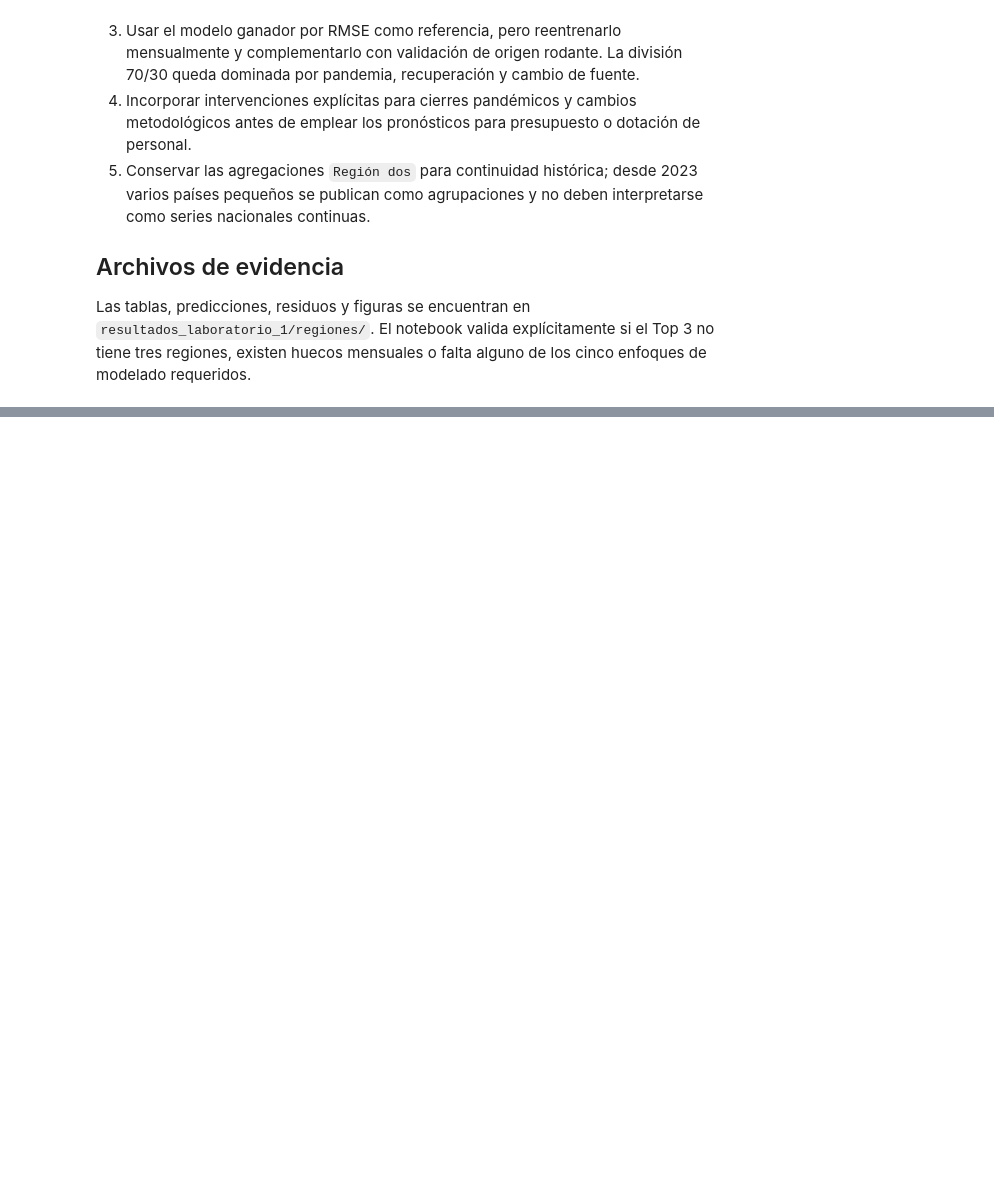
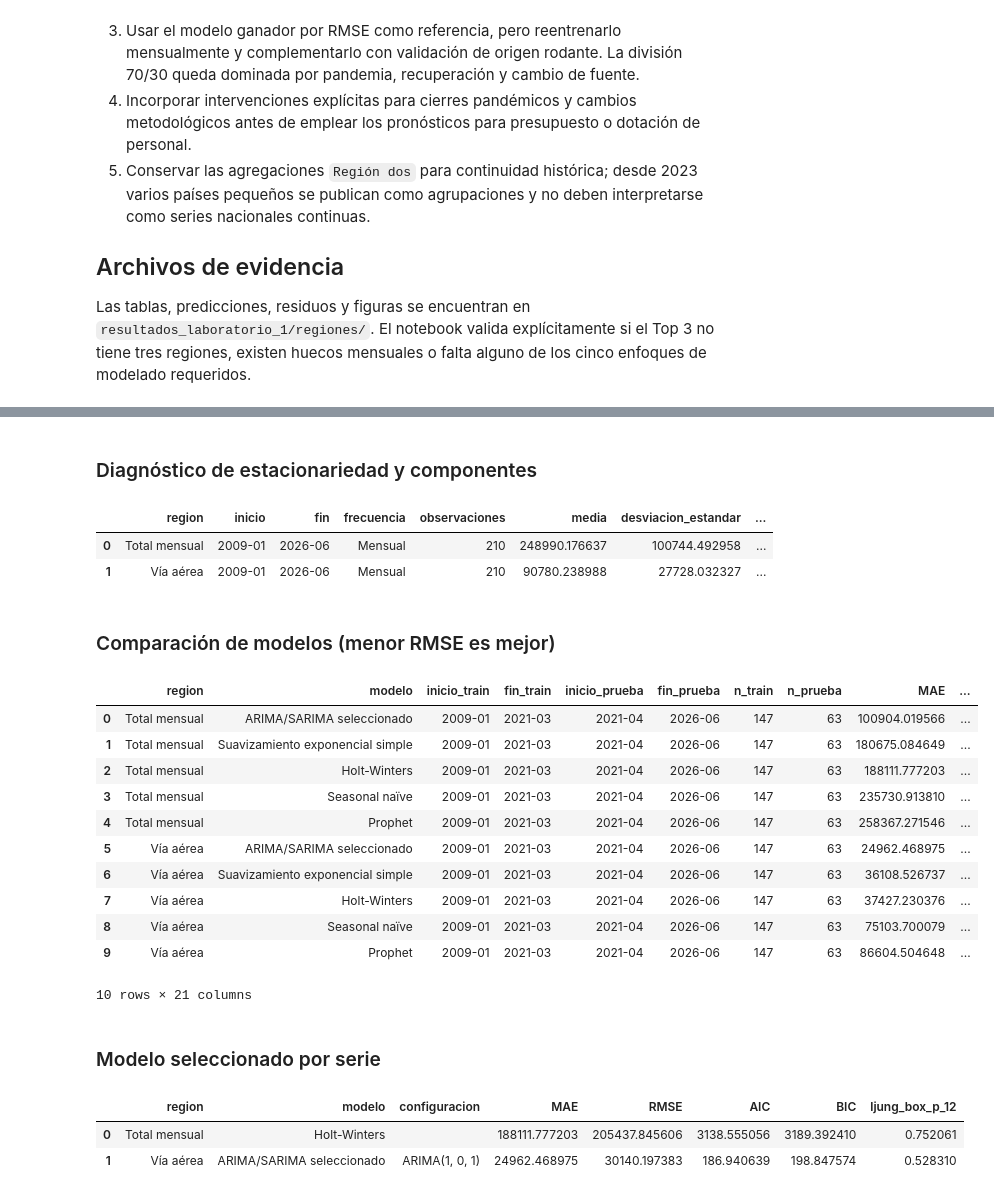
Before and after one commit to jcdiegolopez/DS-LAB01, a Jupyter notebook: laboratorio_1_series_de_tiempo.ipynb, the cells around one changed output, grey strips where cells are left out. Saved outputs shown, nothing was run; the diff lists cells and outputs as text; code cells hidden in the pictures; blank space fills up the shorter version.

Commit message:
serie total mensual

```diff
--- a/laboratorio_1_series_de_tiempo.ipynb
+++ b/laboratorio_1_series_de_tiempo.ipynb
@@ -1675,0 +1682,67 @@ Las tablas, predicciones, residuos y figuras se encuentran en `resultados_labora
+# %%
+# Las funciones de modelado se definieron en la sección de Región dos.
+# Aquí se reutilizan sin modificar los análisis de las otras series.
+OUT = ROOT / 'resultados_laboratorio_1' / 'series_total_y_aerea'
+FIG = OUT / 'figuras'
+OUT.mkdir(parents=True, exist_ok=True)
+FIG.mkdir(parents=True, exist_ok=True)
+
+aerea_final = (datos.loc[datos['Vía'].eq('Aérea')]
+               .groupby('fecha')['Viajero'].sum()
+               .sort_index().reindex(total.index, fill_value=0).astype(float))
+series_finales_p1 = pd.DataFrame({
+    'Total mensual': total.astype(float),
+    'Vía aérea': aerea_final,
+})
+series_finales_p1.index.name = 'fecha'
+
+indice_esperado = pd.date_range(series_finales_p1.index.min(), series_finales_p1.index.max(), freq='MS')
+assert series_finales_p1.index.equals(indice_esperado), 'Las series deben tener frecuencia mensual continua.'
+assert not series_finales_p1.isna().any().any(), 'No deben existir faltantes en las series agregadas.'
+assert (series_finales_p1 >= 0).all().all(), 'Las series no pueden contener cantidades negativas.'
+
+resumen_p1, adf_p1, d_p1 = _diagnostico_series(series_finales_p1)
+impacto_p1 = _impacto_pandemia(series_finales_p1)
+modelos_p1, arimas_p1, predicciones_p1, residuos_p1 = _evaluar_modelos(series_finales_p1, d_p1)
+componentes_p1 = _fuerza_componentes(series_finales_p1)
+
+selecciones_p1 = (modelos_p1.loc[modelos_p1['seleccion_final']]
+                  .sort_values('region')
+                  .reset_index(drop=True))
+series_finales_p1.to_csv(OUT / 'series_total_y_aerea.csv', encoding='utf-8-sig')
+resumen_p1.to_csv(OUT / 'resumen_diagnostico.csv', index=False, encoding='utf-8-sig')
+componentes_p1.to_csv(OUT / 'componentes_tendencia_estacionalidad.csv', index=False, encoding='utf-8-sig')
+impacto_p1.to_csv(OUT / 'impacto_pandemia.csv', index=False, encoding='utf-8-sig')
+modelos_p1.to_csv(OUT / 'comparacion_modelos.csv', index=False, encoding='utf-8-sig')
+arimas_p1.to_csv(OUT / 'candidatos_arima_sarima.csv', index=False, encoding='utf-8-sig')
+predicciones_p1.to_csv(OUT / 'predicciones_prueba.csv', index=False, encoding='utf-8-sig')
+residuos_p1.to_csv(OUT / 'residuos_modelos_seleccionados.csv', index=False, encoding='utf-8-sig')
+
+display(Markdown('### Diagnóstico de estacionariedad y componentes'))
+display(resumen_p1)
+display(Markdown('### Comparación de modelos (menor RMSE es mejor)'))
+display(modelos_p1.sort_values(['region', 'RMSE']).reset_index(drop=True))
+display(Markdown('### Modelo seleccionado por serie'))
+display(selecciones_p1[['region', 'modelo', 'configuracion', 'MAE', 'RMSE', 'AIC', 'BIC', 'ljung_box_p_12']])
+# %% [output]
+### Diagnóstico de estacionariedad y componentes
+|  | region | inicio | fin | frecuencia | observaciones | media | desviacion_estandar | ... |
+| 0 | Total mensual | 2009-01 | 2026-06 | Mensual | 210 | 248990.176637 | 100744.492958 | ... |
+| 1 | Vía aérea | 2009-01 | 2026-06 | Mensual | 210 | 90780.238988 | 27728.032327 | ... |
+### Comparación de modelos (menor RMSE es mejor)
+|  | region | modelo | inicio_train | fin_train | inicio_prueba | fin_prueba | n_train | n_prueba | MAE | ... |
+| 0 | Total mensual | ARIMA/SARIMA seleccionado | 2009-01 | 2021-03 | 2021-04 | 2026-06 | 147 | 63 | 100904.019566 | ... |
+| 1 | Total mensual | Suavizamiento exponencial simple | 2009-01 | 2021-03 | 2021-04 | 2026-06 | 147 | 63 | 180675.084649 | ... |
+| 2 | Total mensual | Holt-Winters | 2009-01 | 2021-03 | 2021-04 | 2026-06 | 147 | 63 | 188111.777203 | ... |
+| 3 | Total mensual | Seasonal naïve | 2009-01 | 2021-03 | 2021-04 | 2026-06 | 147 | 63 | 235730.913810 | ... |
+| 4 | Total mensual | Prophet | 2009-01 | 2021-03 | 2021-04 | 2026-06 | 147 | 63 | 258367.271546 | ... |
+| 5 | Vía aérea | ARIMA/SARIMA seleccionado | 2009-01 | 2021-03 | 2021-04 | 2026-06 | 147 | 63 | 24962.468975 | ... |
+| 6 | Vía aérea | Suavizamiento exponencial simple | 2009-01 | 2021-03 | 2021-04 | 2026-06 | 147 | 63 | 36108.526737 | ... |
+| 7 | Vía aérea | Holt-Winters | 2009-01 | 2021-03 | 2021-04 | 2026-06 | 147 | 63 | 37427.230376 | ... |
+| 8 | Vía aérea | Seasonal naïve | 2009-01 | 2021-03 | 2021-04 | 2026-06 | 147 | 63 | 75103.700079 | ... |
+| 9 | Vía aérea | Prophet | 2009-01 | 2021-03 | 2021-04 | 2026-06 | 147 | 63 | 86604.504648 | ... |
+10 rows × 21 columns
+### Modelo seleccionado por serie
+|  | region | modelo | configuracion | MAE | RMSE | AIC | BIC | ljung_box_p_12 |
+| 0 | Total mensual | Holt-Winters |  | 188111.777203 | 205437.845606 | 3138.555056 | 3189.392410 | 0.752061 |
+| 1 | Vía aérea | ARIMA/SARIMA seleccionado | ARIMA(1, 0, 1) | 24962.468975 | 30140.197383 | 186.940639 | 198.847574 | 0.528310 |
```
Also changed, not shown: parts of 4 cells of this notebook, 35 other files.
